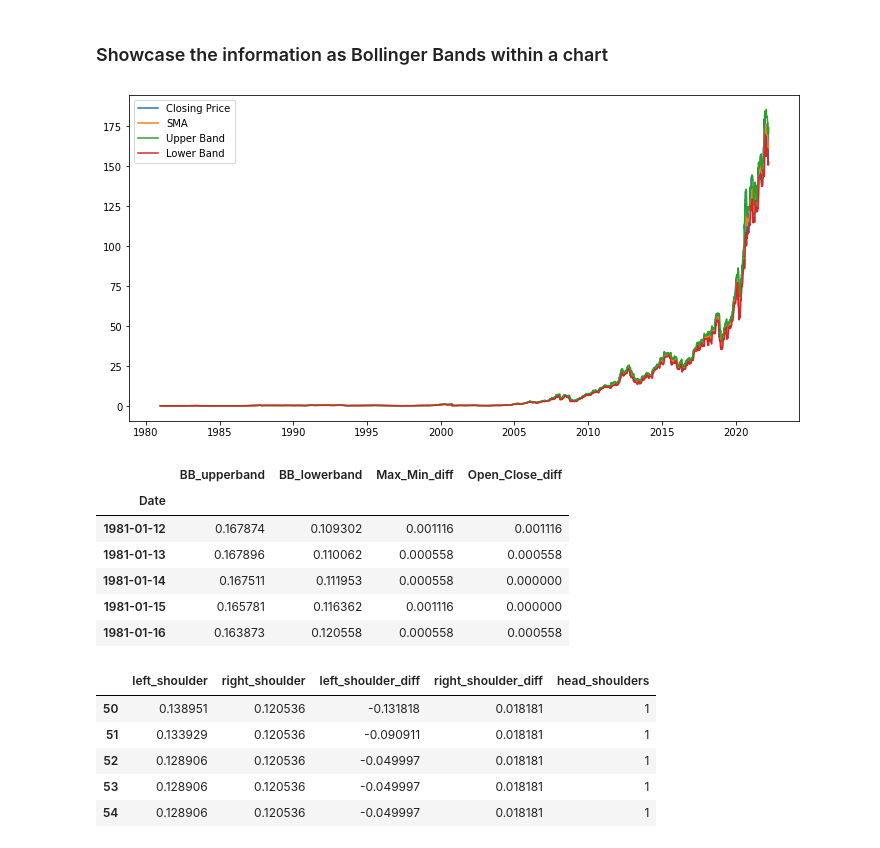
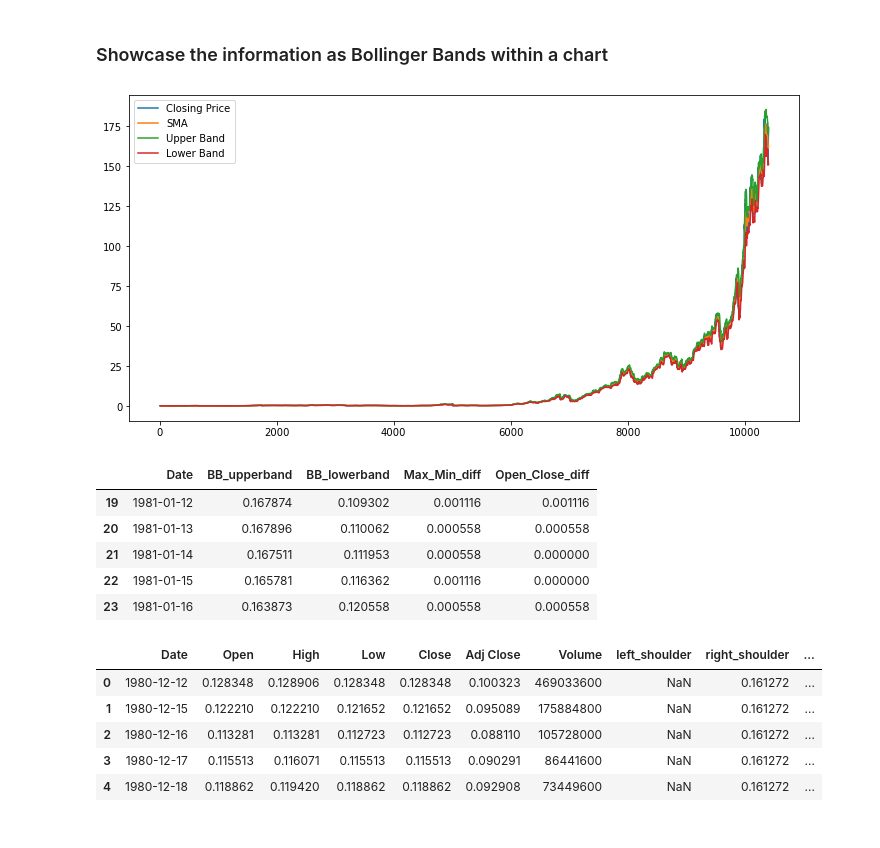
Before and after one commit to ShubhangamPrasad/Technical-Indicator-Evaluator, a Jupyter notebook: BollingerBands.ipynb, the cells around one changed output. Drawn from its saved outputs; the diff is of its cells as text; code cells hidden in the pictures.

```diff
--- a/BollingerBands.ipynb
+++ b/BollingerBands.ipynb
@@ -13,43 +13,49 @@ import matplotlib.pyplot as plt
 ### Showcase the information as Bollinger Bands within a chart
 # %%
 df = pd.read_csv('AAPL.csv')
-df['Date'] = pd.to_datetime(df['Date'])
-df.set_index('Date', inplace=True)
 
 # Calculate the 20-day SMA and standard deviation
 df['SMA'] = df['Close'].rolling(window=20).mean()
 df['STD'] = df['Close'].rolling(window=20).std()
 
 # Calculate the upper and lower Bollinger Bands
 df['UpperBand'] = df['SMA'] + (df['STD'] * 2)
 df['LowerBand'] = df['SMA'] - (df['STD'] * 2)
 
 # Plot the Bollinger Bands
 plt.figure(figsize=(12,6))
 plt.plot(df['Close'], label='Closing Price')
 plt.plot(df['SMA'], label='SMA')
 plt.plot(df['UpperBand'], label='Upper Band')
 plt.plot(df['LowerBand'], label='Lower Band')
 plt.legend()
 plt.show()
 # %% [output]
-[figure, old version]
+[figure, new version]
 # %%
-df2 = pd.DataFrame()
-df2 = df.iloc[19:].copy()
-df2['Max_Min_diff'] = df2['High']-df2['Low']
-df2['Open_Close_diff'] = df2['Open']-df2['Close']
-df2 = df2[['UpperBand', 'LowerBand', 'Max_Min_diff','Open_Close_diff']].copy()
-df2 = df2.rename(columns={'UpperBand': 'BB_upperband'})
-df2 = df2.rename(columns={'LowerBand': 'BB_lowerband'})
-df2.head()
+Bollinger_df = pd.DataFrame()
+Bollinger_df = df.iloc[19:].copy()
+Bollinger_df['Max_Min_diff'] = Bollinger_df['High']-Bollinger_df['Low']
+Bollinger_df['Open_Close_diff'] = Bollinger_df['Open']-Bollinger_df['Close']
+Bollinger_df = Bollinger_df[['Date','UpperBand', 'LowerBand', 'Max_Min_diff','Open_Close_diff']].copy()
+Bollinger_df = Bollinger_df.rename(columns={'UpperBand': 'BB_upperband'})
+Bollinger_df = Bollinger_df.rename(columns={'LowerBand': 'BB_lowerband'})
+Bollinger_df.head()
 # %% [output]
-|  | BB_upperband | BB_lowerband | Max_Min_diff | Open_Close_diff |
-| Date |  |  |  |  |
-| 1981-01-12 | 0.167874 | 0.109302 | 0.001116 | 0.001116 |
-| 1981-01-13 | 0.167896 | 0.110062 | 0.000558 | 0.000558 |
-| 1981-01-14 | 0.167511 | 0.111953 | 0.000558 | 0.000000 |
-| 1981-01-15 | 0.165781 | 0.116362 | 0.001116 | 0.000000 |
-| 1981-01-16 | 0.163873 | 0.120558 | 0.000558 | 0.000558 |
+|  | Date | BB_upperband | BB_lowerband | Max_Min_diff | Open_Close_diff |
+| 19 | 1981-01-12 | 0.167874 | 0.109302 | 0.001116 | 0.001116 |
+| 20 | 1981-01-13 | 0.167896 | 0.110062 | 0.000558 | 0.000558 |
+| 21 | 1981-01-14 | 0.167511 | 0.111953 | 0.000558 | 0.000000 |
+| 22 | 1981-01-15 | 0.165781 | 0.116362 | 0.001116 | 0.000000 |
+| 23 | 1981-01-16 | 0.163873 | 0.120558 | 0.000558 | 0.000558 |
 # %%
 %store -r HnS_df
+
+HnS_df.head()
+# %% [output]
+|  | Date | Open | High | Low | Close | Adj Close | Volume | left_shoulder | right_shoulder | ... |
+| 0 | 1980-12-12 | 0.128348 | 0.128906 | 0.128348 | 0.128348 | 0.100323 | 469033600 | NaN | 0.161272 | ... |
+| 1 | 1980-12-15 | 0.122210 | 0.122210 | 0.121652 | 0.121652 | 0.095089 | 175884800 | NaN | 0.161272 | ... |
+| 2 | 1980-12-16 | 0.113281 | 0.113281 | 0.112723 | 0.112723 | 0.088110 | 105728000 | NaN | 0.161272 | ... |
+| 3 | 1980-12-17 | 0.115513 | 0.116071 | 0.115513 | 0.115513 | 0.090291 | 86441600 | NaN | 0.161272 | ... |
+| 4 | 1980-12-18 | 0.118862 | 0.119420 | 0.118862 | 0.118862 | 0.092908 | 73449600 | NaN | 0.161272 | ... |
@@ -58,9 +61,0 @@ HnS_new_df = HnS_df.loc[:, ['left_shoulder', 'right_shoulder', 'left_shoulder_di
-# %%
-HnS_new_df.iloc[50:].head()
-# %% [output]
-|  | left_shoulder | right_shoulder | left_shoulder_diff | right_shoulder_diff | head_shoulders |
-| 50 | 0.138951 | 0.120536 | -0.131818 | 0.018181 | 1 |
-| 51 | 0.133929 | 0.120536 | -0.090911 | 0.018181 | 1 |
-| 52 | 0.128906 | 0.120536 | -0.049997 | 0.018181 | 1 |
-| 53 | 0.128906 | 0.120536 | -0.049997 | 0.018181 | 1 |
-| 54 | 0.128906 | 0.120536 | -0.049997 | 0.018181 | 1 |
```
Also changed, not shown: parts of 5 cells of this notebook, 4 other files.
